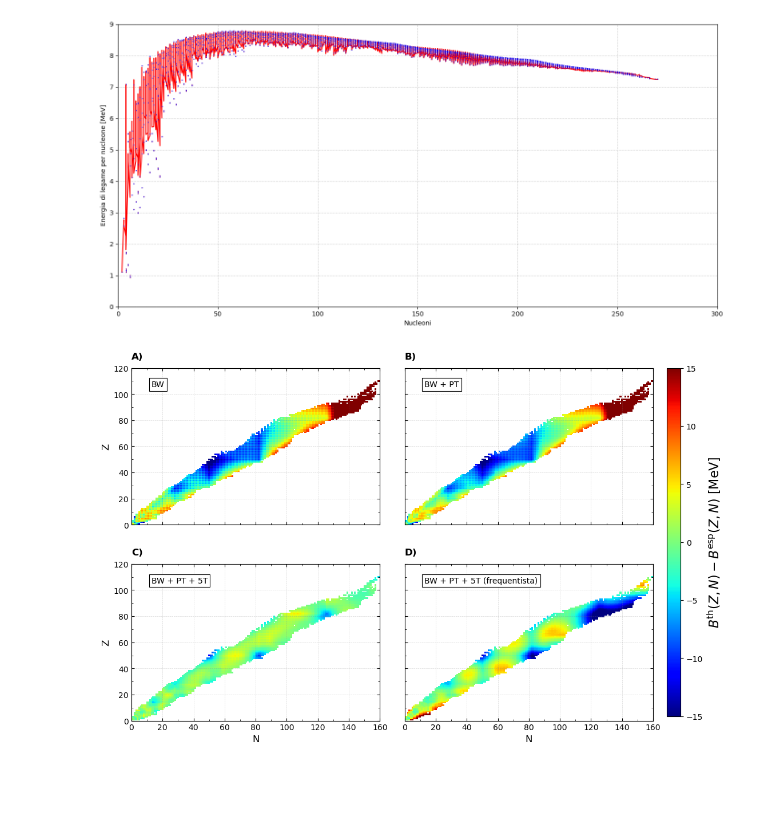
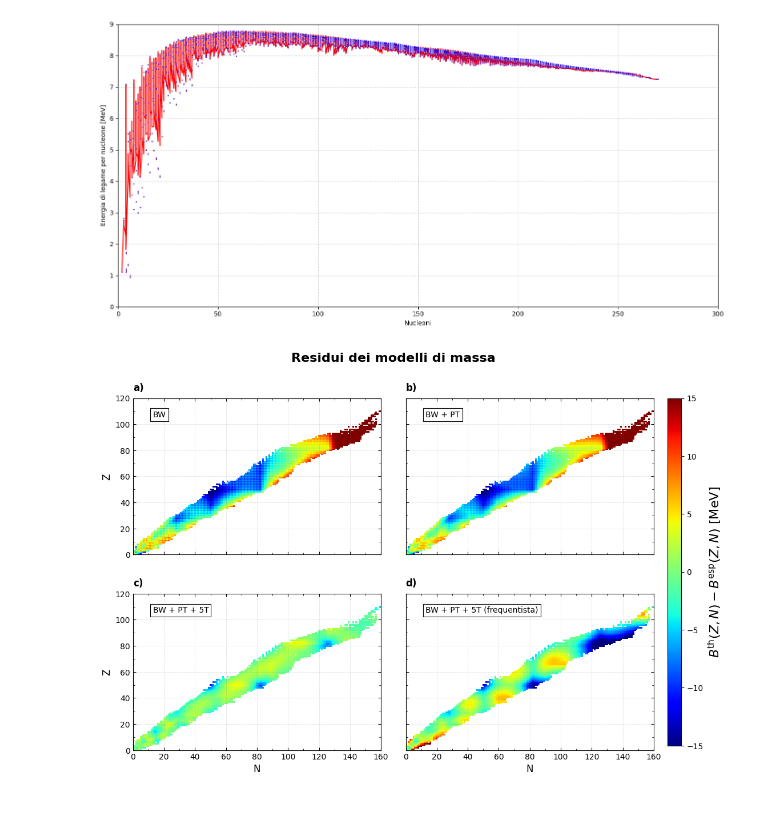
Before and after one commit to Lvetto/masse_nucleari, a Jupyter notebook: Esperienza_5.ipynb, the cells around one changed output. Saved outputs shown, nothing was run; the diff lists cells and outputs as text; code cells hidden in the pictures.

```diff
--- a/Esperienza_5.ipynb
+++ b/Esperienza_5.ipynb
@@ -587,7 +591,7 @@ def calculate_BE(model_name):
 # Calcoliamo i residui delle BE totali (NON per nucleone):
 # vogliamo replicare i grafici del paper, sostanzialmente.
 model_names = ["BW", "BW + PT", "BW + PT + 5T", "BW + PT + 5T (frequentista)"]
-panel_names = ["A)", "B)", "C)", "D)"]
+panel_names = ["a)", "b)", "c)", "d)"]
 BE_exp = BE * A
 residuals_per_model = []
 
@@ -627,35 +631,36 @@ for i, (ax, name, panel, residuals) in enumerate(zip(axes.flat, model_names, pan
     ax.text(0.00, 1.10, panel, transform=ax.transAxes,
             va="top", fontweight="bold", fontsize=12)
 
     # Posiziono il nome del modello:
     ax.text(0.08, 0.92, name, transform=ax.transAxes, va="top", fontsize=10,
             bbox=dict(facecolor="white", edgecolor="black", boxstyle="square,pad=0.3", lw=0.8))
 
     ax.xaxis.set_major_locator(MultipleLocator(20))
     ax.xaxis.set_minor_locator(MultipleLocator(10))
     ax.yaxis.set_major_locator(MultipleLocator(20))
     ax.yaxis.set_minor_locator(MultipleLocator(10))
 
     ax.set_xlim(0, 160)
     ax.set_ylim(0, 120)
     ax.tick_params(which="both", direction="in", top=True, right=True)
     ax.grid(True, which="major", linestyle='--', linewidth=0.5, color="gray", alpha=0.3)
 
 
 # E fuori dal ciclo imposto gli assi in comune
 for ax in axes[-1, :]:
     ax.set_xlabel("N", fontsize=12) # fontweight="bold"
 for ax in axes[:, 0]:
     ax.set_ylabel("Z", fontsize=12)
 
 # e la colorbar
 cbar_ax = fig.add_axes([0.90, 0.12, 0.02, 0.76])
 cbar = fig.colorbar(plt.cm.ScalarMappable(norm=norm, cmap="jet"), cax=cbar_ax)
 cbar.set_label(r"$B^{\mathrm{th}}(Z,N) - B^{\mathrm{esp}}(Z,N) \ $[MeV]", fontsize=16) # fontweight="bold"
-
+fig.suptitle("Residui dei modelli di massa", fontsize=16, fontweight="bold")
+plt.savefig("Immages/residuals_heatmap.png", dpi=300)
 plt.show()
 # %% [output]
-[figure, old version]
+[figure, new version]
 # %% [markdown]
 #
 # %% [markdown]
```
Also changed, not shown: parts of 9 cells of this notebook, 2 other files.
